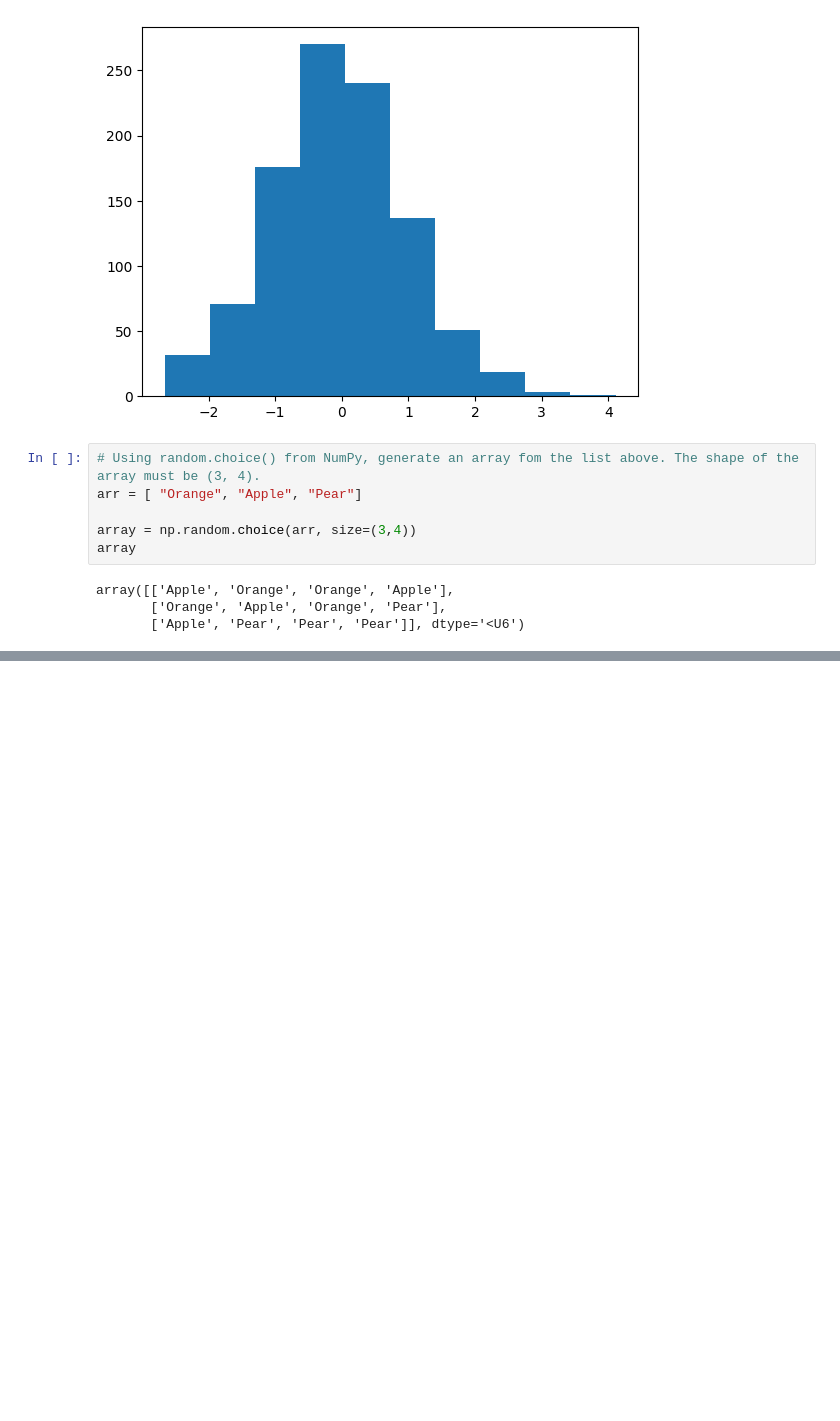
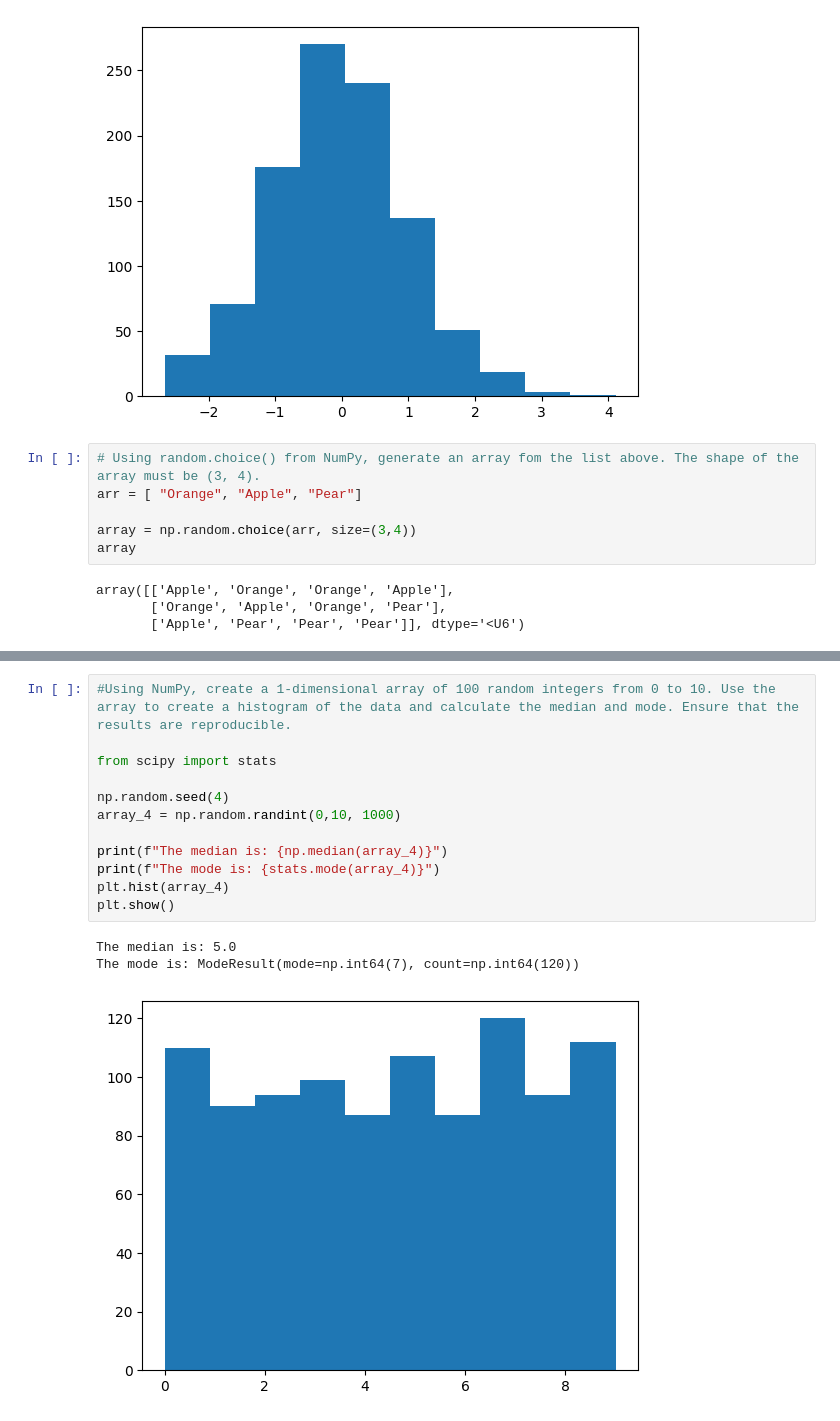
Before and after one commit to hectorherreraespinola/DataAnalys50DaysChallenge, a Jupyter notebook: 50DaysChallenge.ipynb, the cells around one changed output, grey strips where cells are left out. Drawn from its saved outputs; the diff is of its cells as text; blank space fills up the shorter version.

```diff
--- a/50DaysChallenge.ipynb
+++ b/50DaysChallenge.ipynb
@@ -118,0 +157,16 @@ array([['Apple', 'Orange', 'Orange', 'Apple'],
+# %%
+#Using NumPy, create a 1-dimensional array of 100 random integers from 0 to 10. Use the array to create a histogram of the data and calculate the median and mode. Ensure that the results are reproducible.
+
+from scipy import stats
+
+np.random.seed(4)
+array_4 = np.random.randint(0,10, 1000)
+
+print(f"The median is: {np.median(array_4)}")
+print(f"The mode is: {stats.mode(array_4)}")
+plt.hist(array_4)
+plt.show()
+# %% [output]
+The median is: 5.0
+The mode is: ModeResult(mode=np.int64(7), count=np.int64(120))
+[figure, added]
```
Also changed, not shown: parts of 7 cells of this notebook.
